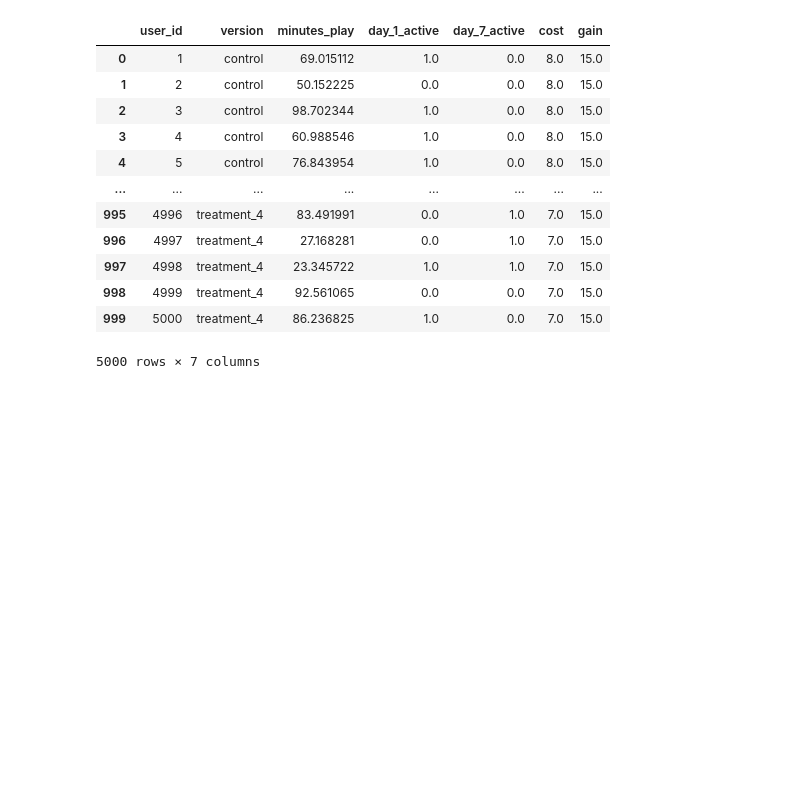
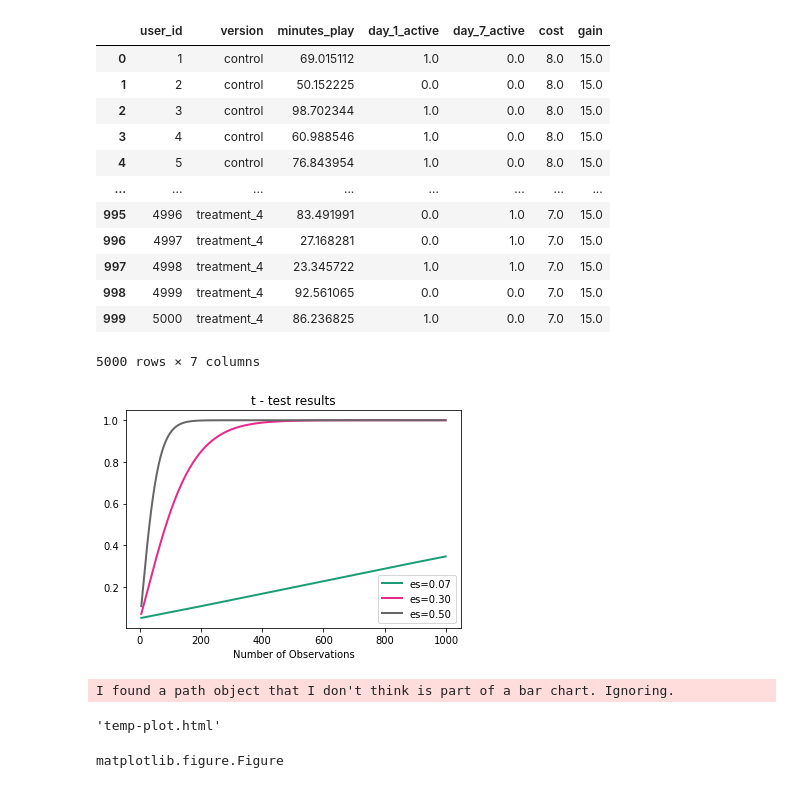
Before and after one commit to madanela/Marketing-Analytics, a Jupyter notebook: multi/DataGeneration.ipynb, the cells around one changed output. Drawn from its saved outputs; the diff is of its cells as text; code cells hidden in the pictures; blank space fills up the shorter version.

Commit message:
dash adding plots

```diff
--- a/multi/DataGeneration.ipynb
+++ b/multi/DataGeneration.ipynb
@@ -373,3 +373,24 @@ generate_dataset(4,1000,5,10,15)
 | 998 | 4999 | treatment_4 | 92.561065 | 0.0 | 0.0 | 7.0 | 15.0 |
 | 999 | 5000 | treatment_4 | 86.236825 | 1.0 | 0.0 | 7.0 | 15.0 |
 5000 rows × 7 columns
+# %%
+ import chart_studio.plotly as py
+ import numpy as np
+ from statsmodels.stats.power import TTestIndPower
+ fig = TTestIndPower().plot_power(dep_var='nobs',
+        nobs=np.array(range(5, 1000)),
+        effect_size=np.array([0.07, 0.3, 0.5]),
+        title='t - test results')
+# %% [output]
+[figure, added]
+# %%
+import plotly
+import plotly.tools as tls
+plotly.offline.plot(tls.mpl_to_plotly(fig))
+# %% [output]
+I found a path object that I don't think is part of a bar chart. Ignoring.
+'temp-plot.html'
+# %%
+type(fig)
+# %% [output]
+matplotlib.figure.Figure
```
Also changed, not shown: 2 other files.
